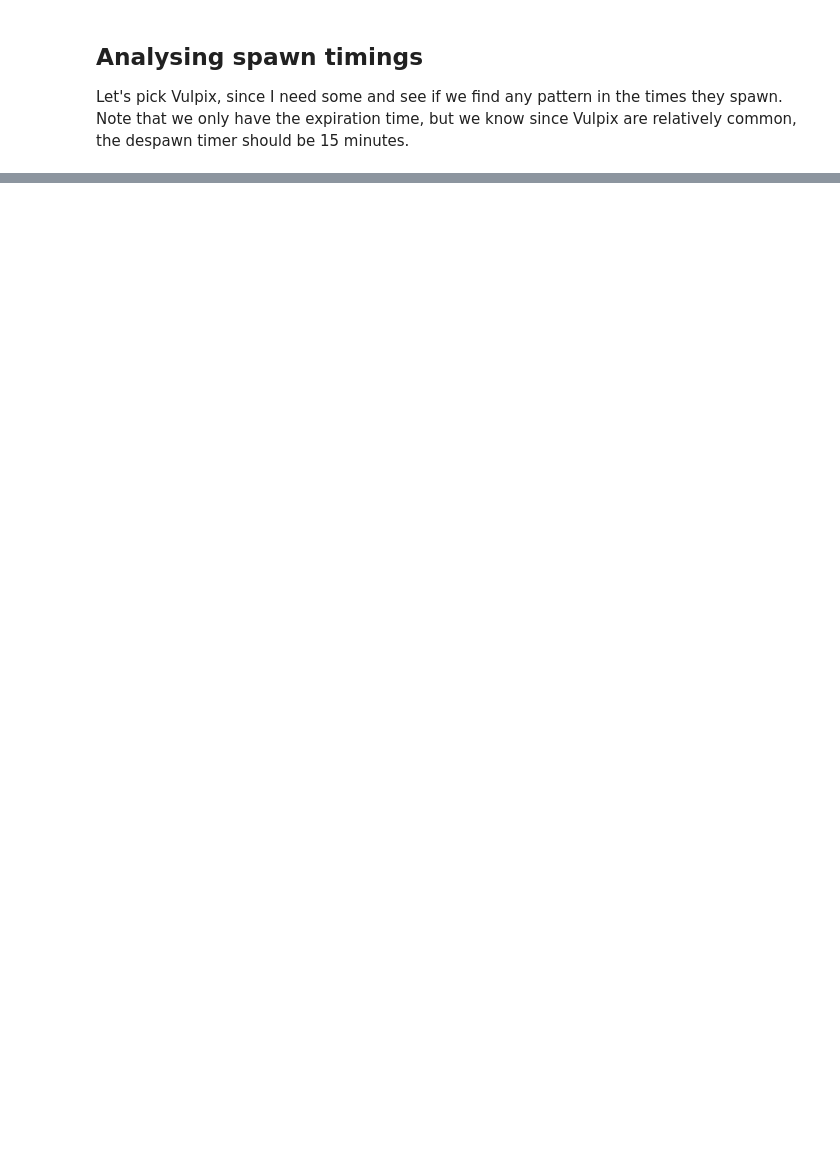
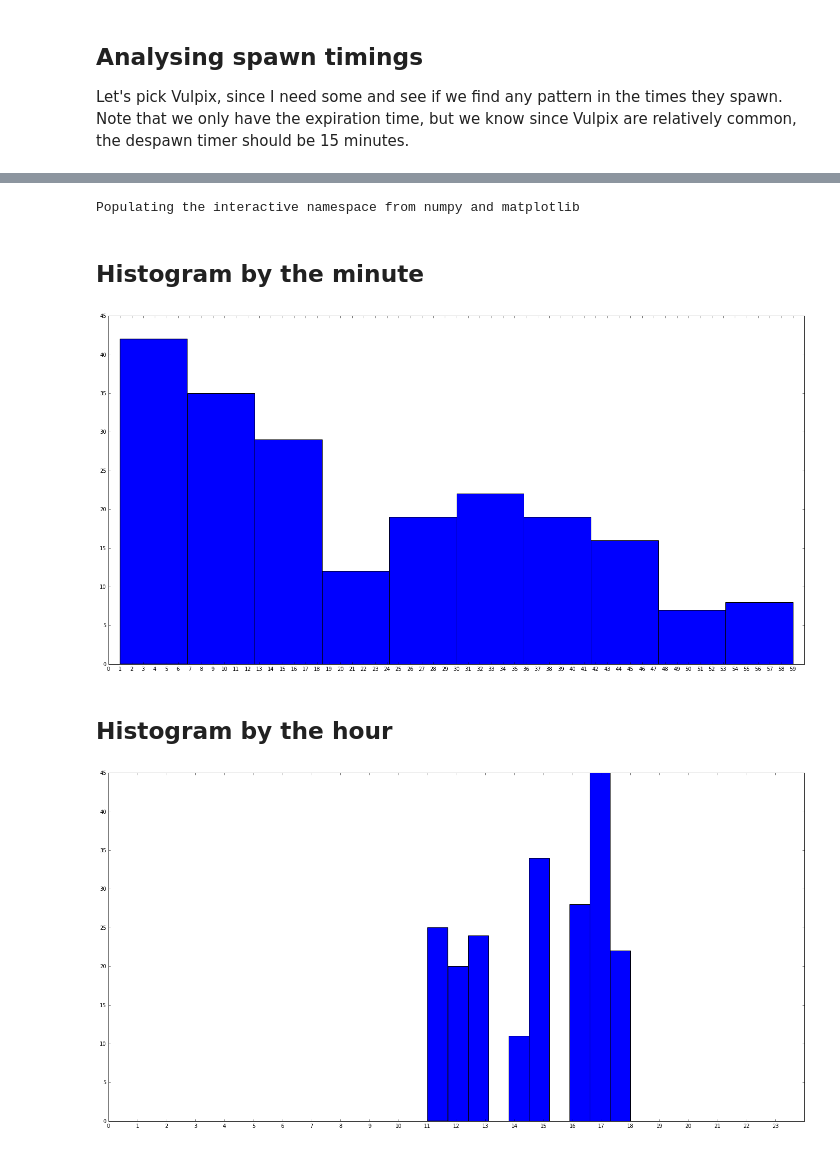
Before and after one commit to thomasjungblut/pokemining, a Jupyter notebook: PokeMining.ipynb, the cells around one changed output, grey strips where cells are left out. Drawn from its saved outputs; the diff is of its cells as text; code cells hidden in the pictures; blank space fills up the shorter version.

```diff
--- a/PokeMining.ipynb
+++ b/PokeMining.ipynb
@@ -150,7 +156,7 @@ for x in df['pokemon_id'].sort_values().unique():
     cnt = dff['id'].count()
     if cnt > 20:
        dff = dff[['lat', 'long']].copy()
-       db = DBSCAN(eps=0.001, min_samples=10, metric='haversine', algorithm='ball_tree').fit(dff.as_matrix())
+       db = DBSCAN(eps=0.001, min_samples=15, metric='haversine', algorithm='ball_tree').fit(dff.as_matrix())
        pkname = pkmn[pkmn['pokemon_id'] == x].iloc[0]['Name']
        labels = db.labels_
        core_samples_mask = np.zeros_like(labels, dtype=bool)
@@ -254,0 +241,43 @@ We might see some minor correlation with beginning of the hour, but otherwise it
+# %%
+%matplotlib inline
+%pylab inline
+figsize(24, 12)
+
+from IPython.display import Markdown
+import matplotlib.pyplot as plt
+import matplotlib.dates as mdates
+import datetime
+
+def minuteChart(occurance_list):
+    hour_list = [t.minute for t in occurance_list]
+    numbers=[x for x in range(0, 60)]
+    labels=map(lambda x: str(x), numbers)
+    plt.xticks(numbers, labels)
+    plt.xlim(0,60)
+    plt.hist(hour_list)
+    plt.show()
+
+def hourChart(occurance_list):
+    hour_list = [t.hour for t in occurance_list]
+    numbers=[x for x in range(0,24)]
+    labels=map(lambda x: str(x), numbers)
+    plt.xticks(numbers, labels)
+    plt.xlim(0,24)
+    plt.hist(hour_list)
+    plt.show()
+
+delta = datetime.timedelta(minutes=15)
+origindf = df[df['pokemon_id'] == 37]['expiration_time']
+# rebase to the spawn delta
+deltadf = origindf.apply(lambda x: (x - delta)).tolist()
+
+display(Markdown('## Histogram by the minute'))
+minuteChart(deltadf)
+display(Markdown('## Histogram by the hour'))
+hourChart(deltadf)
+# %% [output]
+Populating the interactive namespace from numpy and matplotlib
+## Histogram by the minute
+[figure, added]
+## Histogram by the hour
+[figure, added]
```
Also changed, not shown: parts of 12 cells of this notebook, 57 other files.
